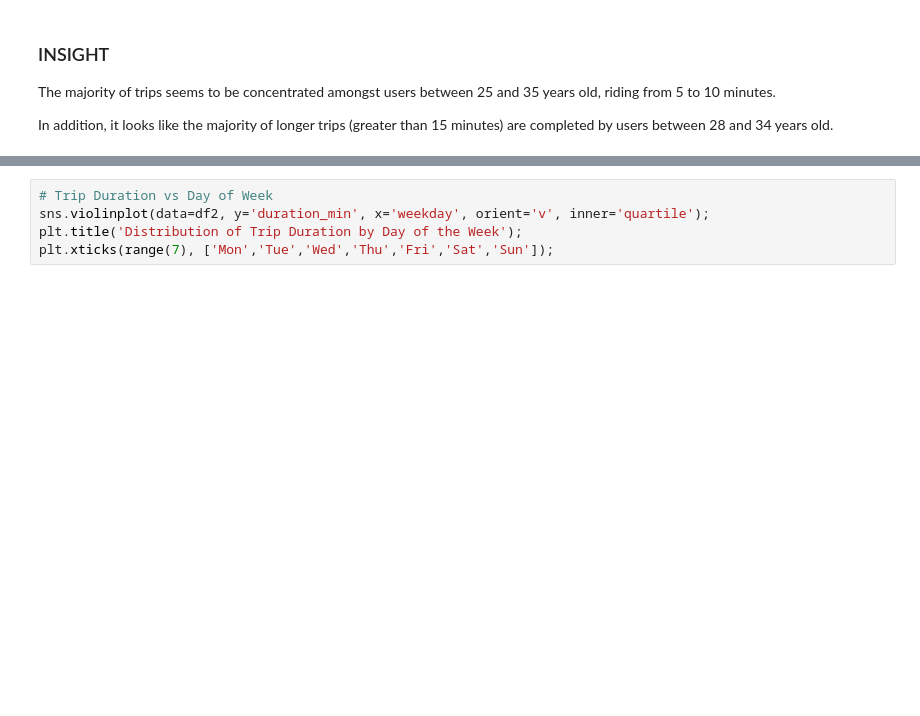
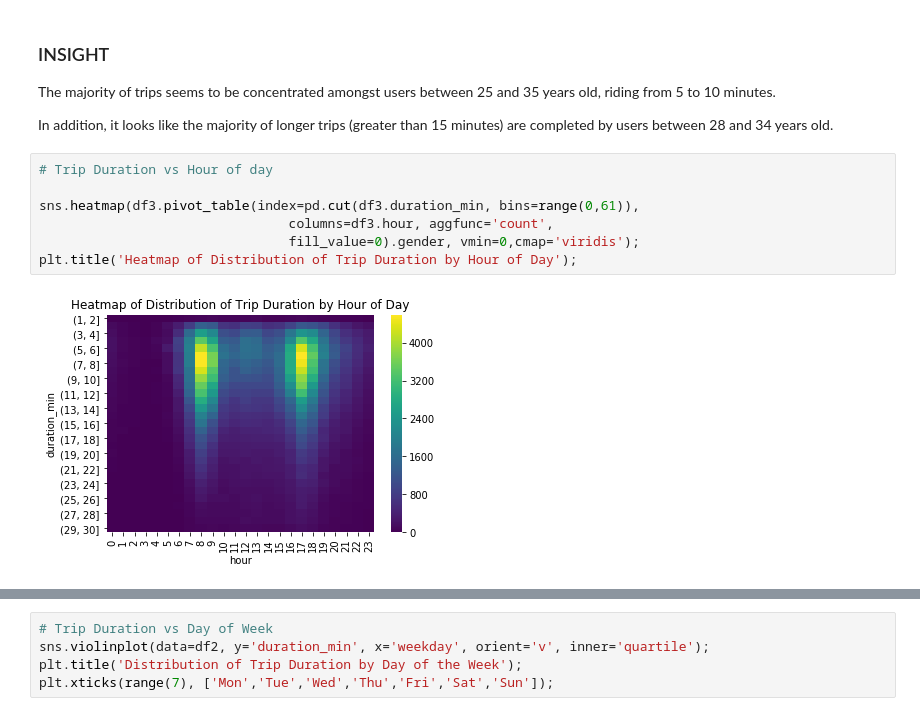
Before and after one commit to marcellovictorino/DAND_5_DataViz, a Jupyter notebook: 2_Project_ FordGoBike/1_EDA.ipynb, the cells around one changed output, grey strips where cells are left out. Cells and saved outputs as stored; diff of their text form; blank space fills up the shorter version.

```diff
--- a/2_Project_ FordGoBike/1_EDA.ipynb
+++ b/2_Project_ FordGoBike/1_EDA.ipynb
@@ -497,3 +513,12 @@ plt.title('Heatmap of Distribution of Trip Duration by user Age');
 The majority of trips seems to be concentrated amongst users between 25 and 35 years old, riding from 5 to 10 minutes.
 
 In addition, it looks like the majority of longer trips (greater than 15 minutes) are completed by users between 28 and 34 years old.
+# %%
+# Trip Duration vs Hour of day
+
+sns.heatmap(df3.pivot_table(index=pd.cut(df3.duration_min, bins=range(0,61)),
+                                columns=df3.hour, aggfunc='count',
+                                fill_value=0).gender, vmin=0,cmap='viridis');
+plt.title('Heatmap of Distribution of Trip Duration by Hour of Day');
+# %% [output]
+[figure, added]
```
Also changed, not shown: parts of 11 cells of this notebook.
